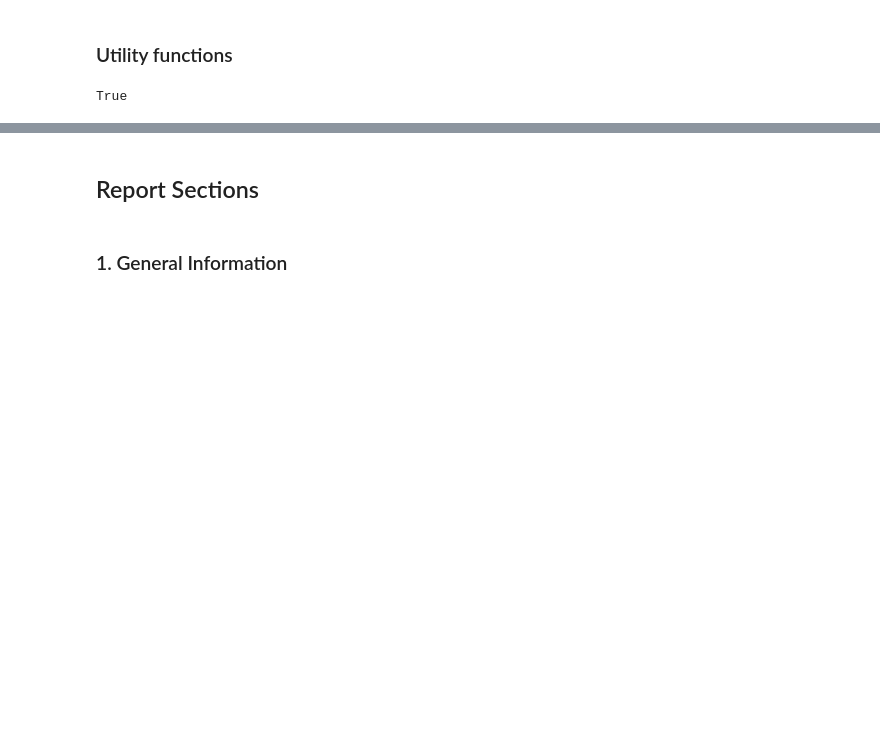
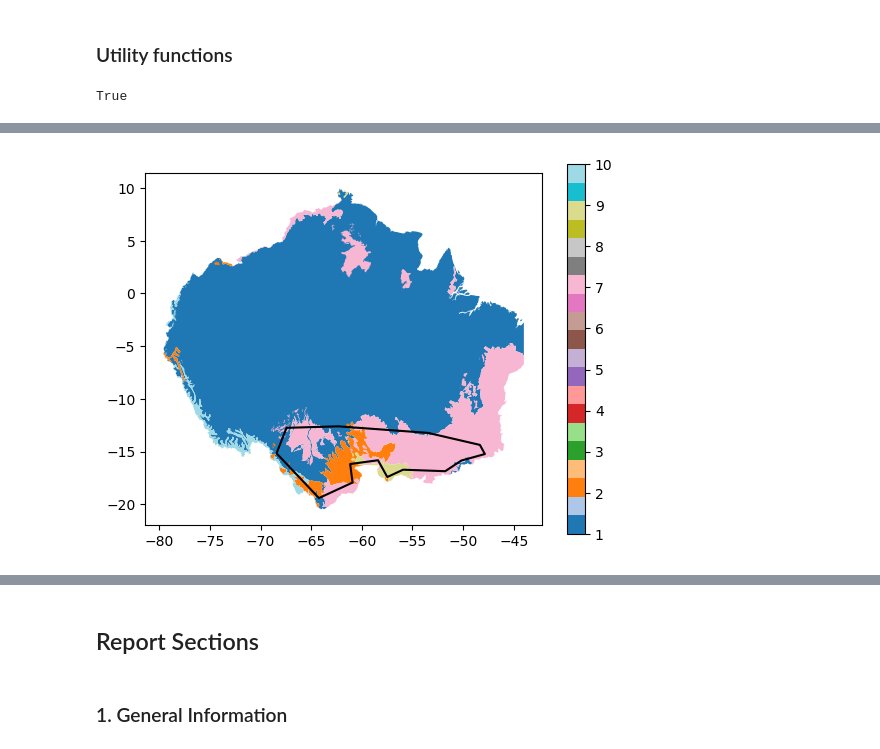
Before and after one commit to Vizzuality/amazonia-360, a Jupyter notebook: science/notebooks/01_report_queries.ipynb, the cells around one changed output, grey strips where cells are left out. Cells and saved outputs as stored; diff of their text form; code cells hidden in the pictures; blank space fills up the shorter version.

Commit message:
get all data queries test

```diff
--- a/science/notebooks/01_report_queries.ipynb
+++ b/science/notebooks/01_report_queries.ipynb
@@ -59,0 +87,20 @@ def indicator_queries(indicator, geometry, return_geometry='true'):
+# %%
+def get_aoi(geometry):
+    """
+    Gets the area of interest (AOI) from the geometry.
+
+    Parameters:
+    geometry (str): The geometry in JSON format.
+
+    Returns:
+    gdf: The AOI as a GeoDataFrame.
+    """
+    polygon = json.loads(geometry)['rings'][0]
+    gdf_poly = gpd.GeoDataFrame([{"name": "polygon"}], geometry=[Polygon(polygon)])
+    # Set CRS to ESRI:102100
+    gdf_poly.set_crs(epsg=102100, inplace=True)
+
+    # Reproject to EPSG:4326
+    gdf_poly = gdf_poly.to_crs(epsg=4326)
+
+    return gdf_poly
@@ -59,0 +133,8 @@ def indicator_queries(indicator, geometry, return_geometry='true'):
+# %%
+indicator = 'AFP_Biomas' # Add dataset name
+geometry='{"rings":[[[-7616190.8247354245,-1708924.3563412805],[-7506522.798403298,-1431438.834409093],[-6936015.928539964,-1415463.4954974954],[-5951163.037599873,-1486282.4022036926],[-5381076.571392109,-1617142.5946278796],[-5326328.5498828655,-1716892.916540008],[-5584704.814743764,-1788151.3361588446],[-5762478.233277965,-1905443.9560624165],[-6225228.0025162995,-1888990.8857240365],[-6398969.367808459,-1969784.8246214464],[-6501127.45611157,-1784864.5439425828],[-6807009.334051693,-1826713.8169287057],[-6780619.450036243,-2031125.5398202841],[-7149867.624424759,-2204293.6274003047],[-7616190.8247354245,-1708924.3563412805]]]}'
+return_geometry='true'
+data = indicator_queries(indicator, geometry, return_geometry)
+# %%
+gdf_poly = get_aoi(geometry)
+gdf_poly
@@ -59,0 +144,3 @@ def indicator_queries(indicator, geometry, return_geometry='true'):
+# %%
+gdf = process_geometries(data)
+gdf
@@ -59,0 +154,12 @@ def indicator_queries(indicator, geometry, return_geometry='true'):
+# %%
+fig, ax = plt.subplots()
+
+# Plot each item of gdf with a different fill color
+gdf.plot(ax=ax, column='BIOME', cmap='tab20', legend=True)
+
+# Plot just the outline of gdf_poly
+gdf_poly.boundary.plot(ax=ax, color='black')
+
+plt.show()
+# %% [output]
+[figure, added]
```
Also changed, not shown: parts of 44 cells of this notebook.
